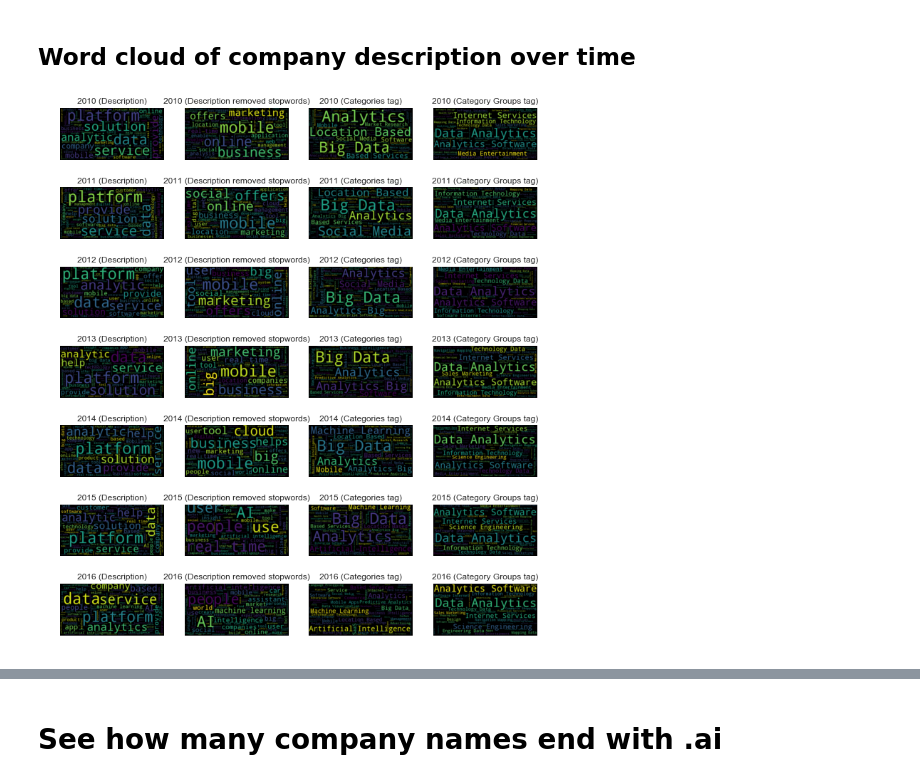
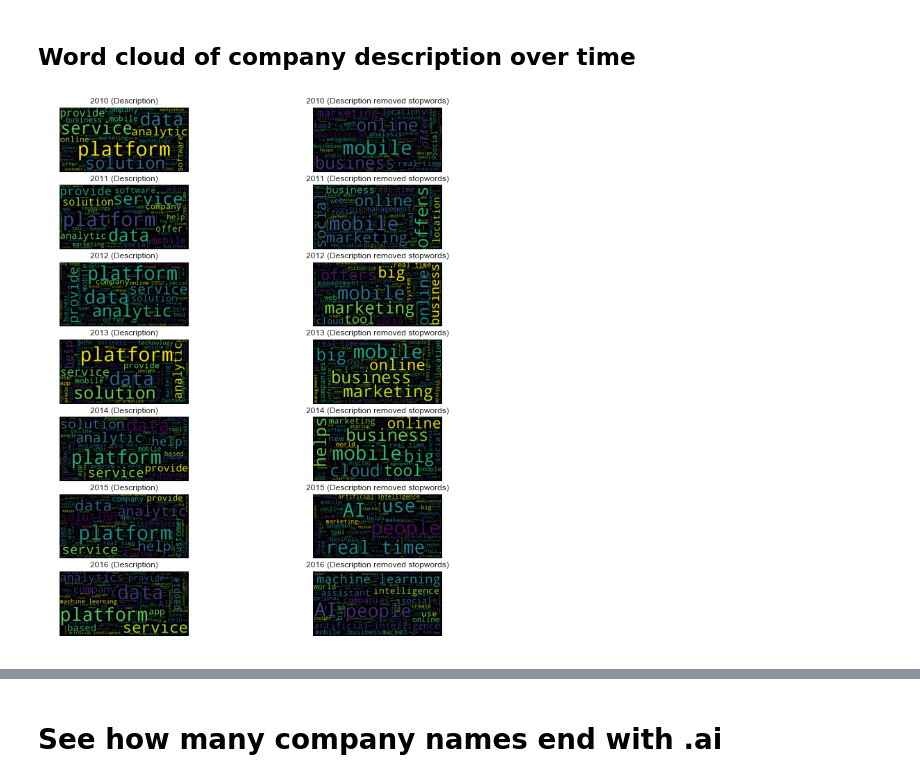
Before and after one commit to dingran/startup-explore, a Jupyter notebook: data_exploration.ipynb, the cells around one changed output, grey strips where cells are left out. Drawn from its saved outputs; the diff is of its cells as text; code cells hidden in the pictures.

```diff
--- a/data_exploration.ipynb
+++ b/data_exploration.ipynb
@@ -75,46 +89,46 @@ cb_data_merged.shape
 # %%
 stopwords = set(STOPWORDS)
 stopwords = stopwords.union({'product', 'technology', 'data', 'company', 'customer', 'analytic',
                              'platform', 'analytics', 'provide', 'service', 'solution', 'provides', 'offer', 'help',
-                            'software', 'solutions', 'app', 'based', 'services'})
+                            'software', 'solutions', 'app', 'based', 'services', 'user', 'offer'})
 plt.figure(figsize=(12,14))
 i = 1
 for y in range(2010, 2017):
     text = ' '.join(list(cb_data_merged[cb_data_merged['Founded Year'] == y].Description.values))
 
     wordcloud = WordCloud(max_font_size=60).generate(text)
-    plt.subplot(7, 4, i)
+    plt.subplot(7, 2, i)
     i+=1
     plt.imshow(wordcloud, interpolation="bilinear")
     plt.axis("off")
     plt.title(str(y) + ' (Description)')
 
     wordcloud = WordCloud(max_font_size=60, stopwords=stopwords).generate(text)
-    plt.subplot(7, 4, i)
+    plt.subplot(7, 2, i)
     i+=1
     plt.imshow(wordcloud, interpolation="bilinear")
     plt.axis("off")
     plt.title(str(y)+' (Description removed stopwords)')
 
-    text = ' '.join(list(cb_data_merged[cb_data_merged['Founded Year'] == y]['Categories'].values))
-    wordcloud = WordCloud(max_font_size=60).generate(text)
-    plt.subplot(7, 4, i)
-    i+=1
-    plt.imshow(wordcloud, interpolation="bilinear")
-    plt.axis("off")
-    plt.title(str(y) + ' (Categories tag)')
+#     text = ' '.join(list(cb_data_merged[cb_data_merged['Founded Year'] == y]['Categories'].values))
+#     wordcloud = WordCloud(max_font_size=60).generate(text)
+#     plt.subplot(7, 4, i)
+#     i+=1
+#     plt.imshow(wordcloud, interpolation="bilinear")
+#     plt.axis("off")
+#     plt.title(str(y) + ' (Categories tag)')
 
-    text = ' '.join(list(cb_data_merged[cb_data_merged['Founded Year'] == y]['Category Groups'].values))
-    wordcloud = WordCloud(max_font_size=60).generate(text)
-    plt.subplot(7, 4, i)
-    i+=1
-    plt.imshow(wordcloud, interpolation="bilinear")
-    plt.axis("off")
-    plt.title(str(y) + ' (Category Groups tag)')
+#     text = ' '.join(list(cb_data_merged[cb_data_merged['Founded Year'] == y]['Category Groups'].values))
+#     wordcloud = WordCloud(max_font_size=60).generate(text)
+#     plt.subplot(7, 4, i)
+#     i+=1
+#     plt.imshow(wordcloud, interpolation="bilinear")
+#     plt.axis("off")
+#     plt.title(str(y) + ' (Category Groups tag)')
 
     #plt.show()
 # %% [output]
-[figure, old version]
+[figure, new version]
 # %%
 # cb_data_merged['time_to_acq'] = cb_data_merged['Acquired Year'] - cb_data_merged['Founded Year']
 # tmp_df = cb_data_merged[['Company Name', 'Founded Year', 'Acquired Year', 'time_to_acq']]
```
Also changed, not shown: parts of 49 cells of this notebook, 4 other files.
